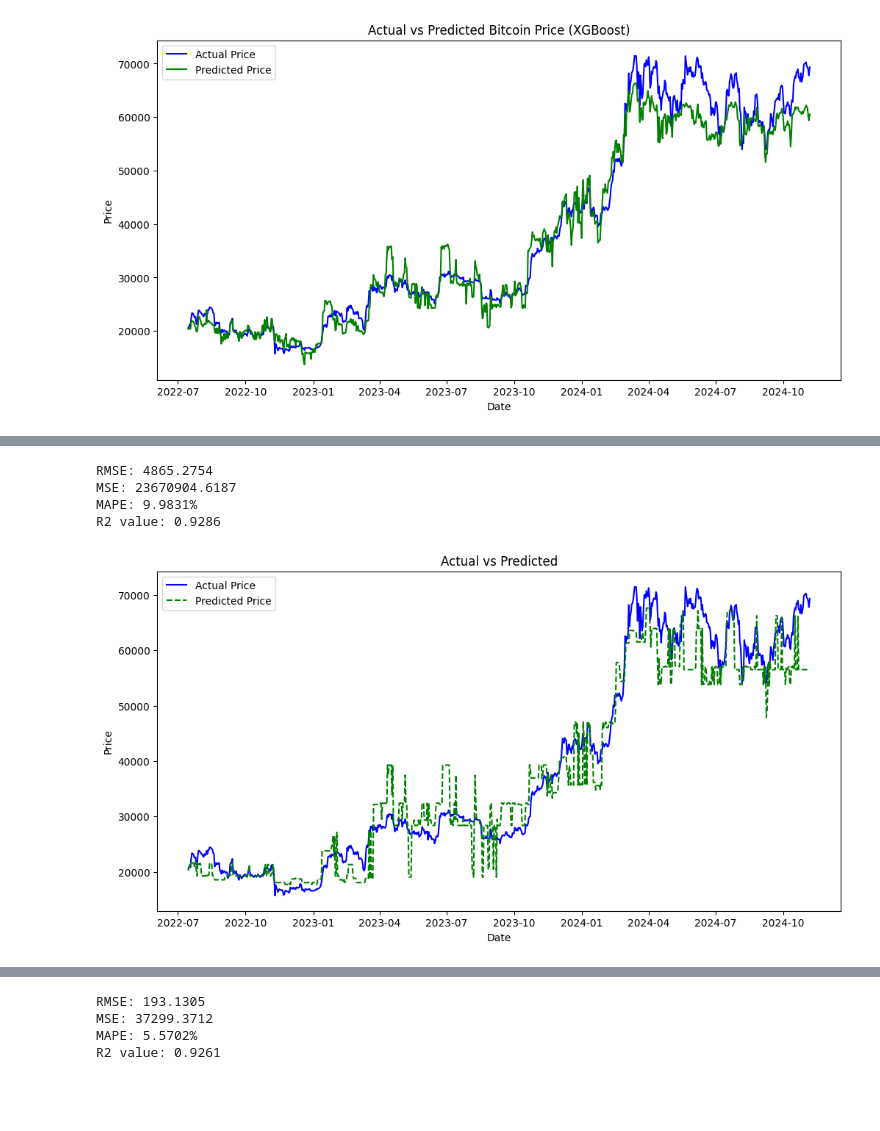
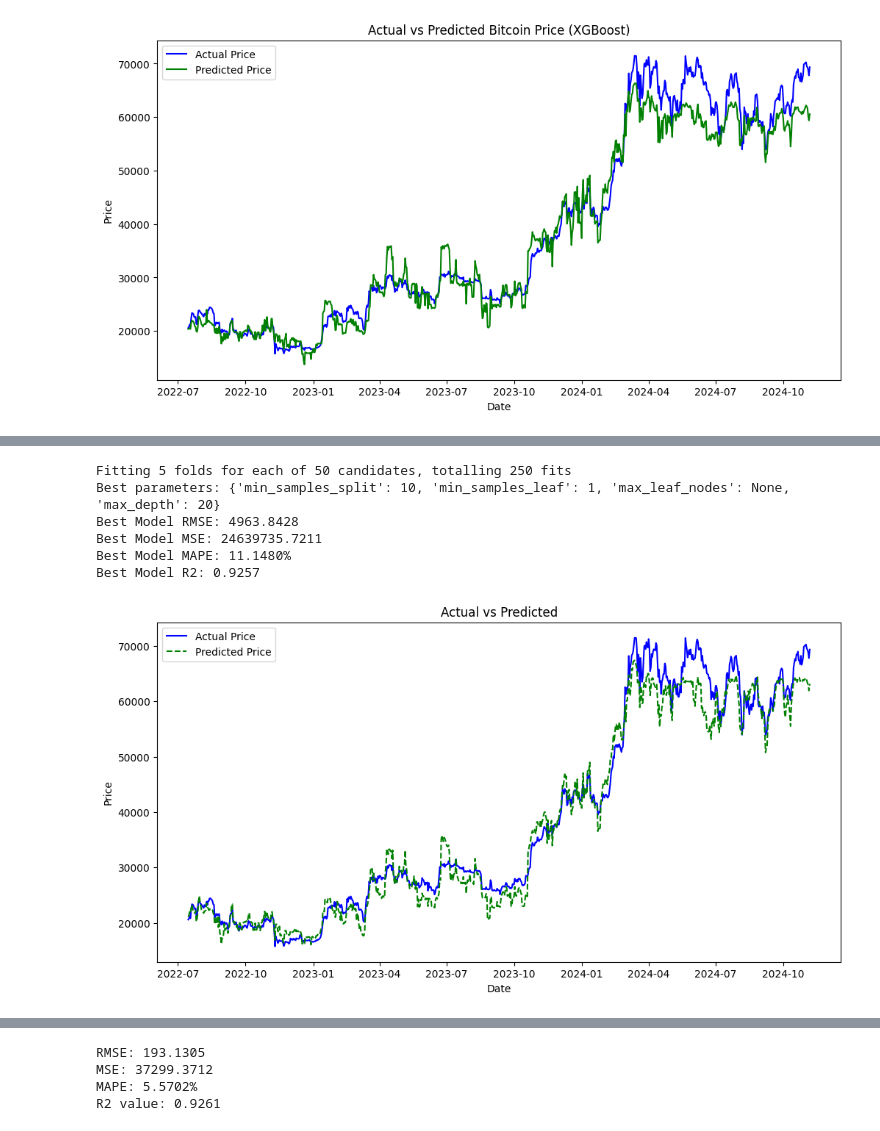
Before and after one commit to SaiTejaBorgam/Data-Science-Project, a Jupyter notebook: Project code.ipynb, the cells around one changed output, grey strips where cells are left out. Cells and saved outputs as stored; diff of their text form; code cells hidden in the pictures; blank space fills up the shorter version.

```diff
--- a/Project code.ipynb
+++ b/Project code.ipynb
@@ -578,8 +606,4 @@ Bitcoin_TI.set_index('snapped_at', inplace=True)
 # %%
-target = 'price'
-features = ["market_cap", "total_volume", "SMA_50", "SMA_200", "EMA_20", "EMA_50",
-                        "BB_Upper", "BB_Lower", "RSI"]
-
 data = Bitcoin_TI[[target] + features]
 
 #using mean
@@ -587,10 +611,10 @@ imputer = SimpleImputer(strategy='mean')
 data_imputed = pd.DataFrame(imputer.fit_transform(data), columns=data.columns, index=data.index)
 
 #features x and y
-X = data_imputed[features]
-y = data_imputed[target]
+X_imputed= data_imputed[features]
+y_imputed= data_imputed[target]
 #training and testing (80/20)
-X_train, X_test, y_train, y_test = train_test_split(X, y, test_size=0.2, shuffle=False)
+X_train, X_test, y_train, y_test = train_test_split(X_imputed, y_imputed, test_size=0.2, shuffle=False)
 #standard scalar to standadise the data
 scaler = StandardScaler()
 X_train_scaled = scaler.fit_transform(X_train)
@@ -921,49 +912,56 @@ R2 value: 0.9756
 # %%
-from sklearn.tree import DecisionTreeRegressor
-
-features = ['SMA_50', 'SMA_200', 'EMA_20', 'EMA_50', 'BB_Upper', 'BB_Lower', 'RSI', 'MACD_Histogram', 'OBV', '%K', '%D']
-target = 'price'
-
 X = Bitcoin_TI[features]
 y = Bitcoin_TI[target]
 
 X_train, X_test, y_train, y_test = train_test_split(X, y, test_size=0.2, shuffle=False)
 
-#imputer = SimpleImputer(strategy='mean')
-#X_train_nonan = imputer.fit_transform(X_train)
-#X_test_nonan = imputer.transform(X_test)
-
 scaler = StandardScaler()
 X_train_scaled = scaler.fit_transform(X_train)
 X_test_scaled = scaler.transform(X_test)
 
-model = DecisionTreeRegressor(random_state=10) #using all default values
-model.fit(X_train_scaled, y_train)
+model = DecisionTreeRegressor(random_state=10)
 
-y_pred = model.predict(X_test_scaled)
+param_dist = {
+    'max_depth': [5, 10, 20],
+    'min_samples_split': [2, 5, 10],
+    'min_samples_leaf': [1, 2, 4],
+    'max_leaf_nodes': [None, 10, 20],
+}
 
-mse = mean_squared_error(y_test, y_pred)
-mae = mean_absolute_error(y_test, y_pred)
-r2 = r2_score(y_test, y_pred)
-rmse = np.sqrt(mse)
-mape = np.mean(np.abs((y_test - y_pred) / y_test)) * 100
+random_search = RandomizedSearchCV(estimator=model, param_distributions=param_dist,
+                                   n_iter=50, cv=5, n_jobs=-1, random_state=10, verbose=2)
+random_search.fit(X_train_scaled, y_train)
 
-print(f"RMSE: {rmse:.4f}")
-print(f"MSE: {mse:.4f}")
-print(f"MAPE: {mape:.4f}%")
-print(f"R2 value: {r2:.4f}")
+print(f"Best parameters: {random_search.best_params_}")
+
+best_model = random_search.best_estimator_
+
+y_pred_best = best_model.predict(X_test_scaled)
+
+mse_best = mean_squared_error(y_test, y_pred_best)
+rmse_best = np.sqrt(mse_best)
+mae_best = mean_absolute_error(y_test, y_pred_best)
+r2_best = r2_score(y_test, y_pred_best)
+mape_best = np.mean(np.abs((y_test - y_pred_best) / y_test)) * 100
+
+print(f"Best Model RMSE: {rmse_best:.4f}")
+print(f"Best Model MSE: {mse_best:.4f}")
+print(f"Best Model MAPE: {mape_best:.4f}%")
+print(f"Best Model R2: {r2_best:.4f}")
 
 plt.figure(figsize=(12, 6))
 plt.plot(y_test.index, y_test, label="Actual Price", color='blue')
 plt.plot(y_test.index, y_pred, label="Predicted Price",linestyle='--',color='green')
 plt.title('Actual vs Predicted')
 plt.xlabel('Date')
 plt.ylabel('Price')
 plt.legend()
 plt.show()
 # %% [output]
-RMSE: 4865.2754
-MSE: 23670904.6187
-MAPE: 9.9831%
-R2 value: 0.9286
+Fitting 5 folds for each of 50 candidates, totalling 250 fits
+Best parameters: {'min_samples_split': 10, 'min_samples_leaf': 1, 'max_leaf_nodes': None, 'max_depth': 20}
+Best Model RMSE: 4963.8428
+Best Model MSE: 24639735.7211
+Best Model MAPE: 11.1480%
+Best Model R2: 0.9257
-[figure, old version]
+[figure, new version]
```
Also changed, not shown: parts of 76 cells of this notebook.
